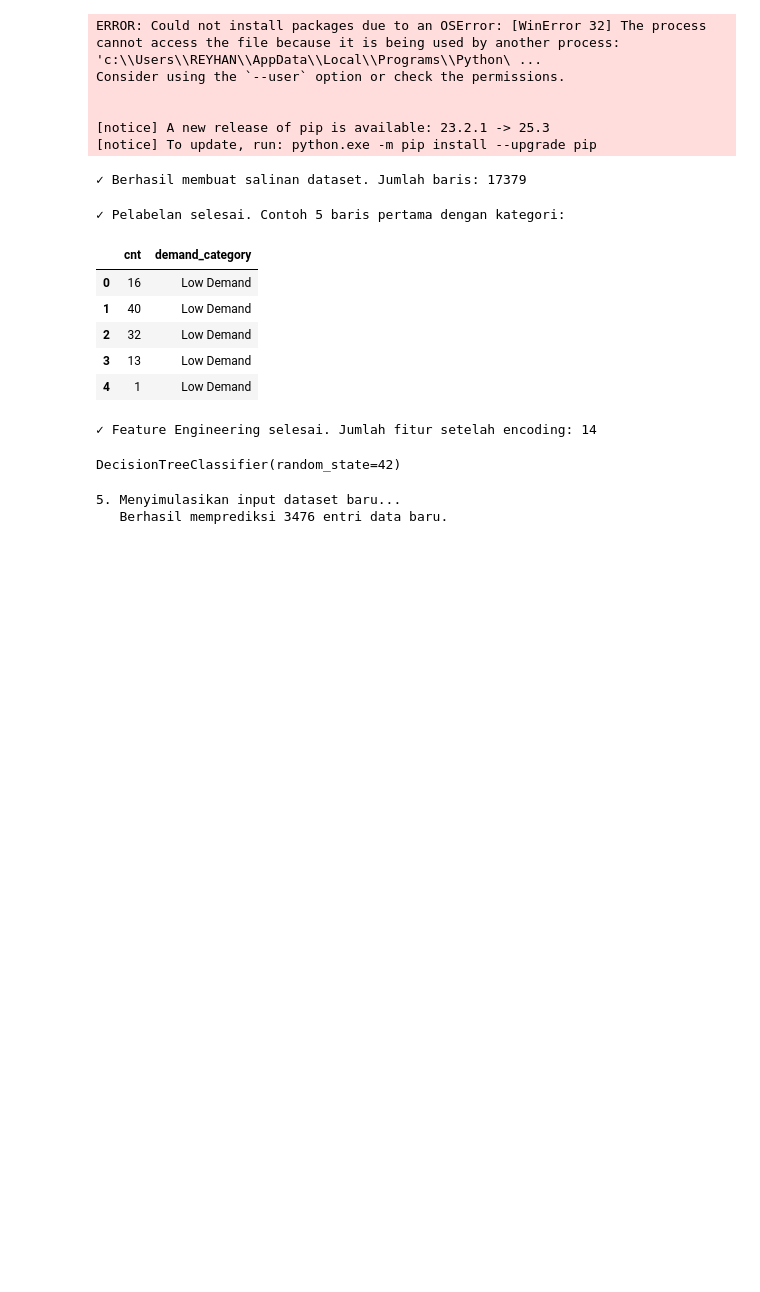
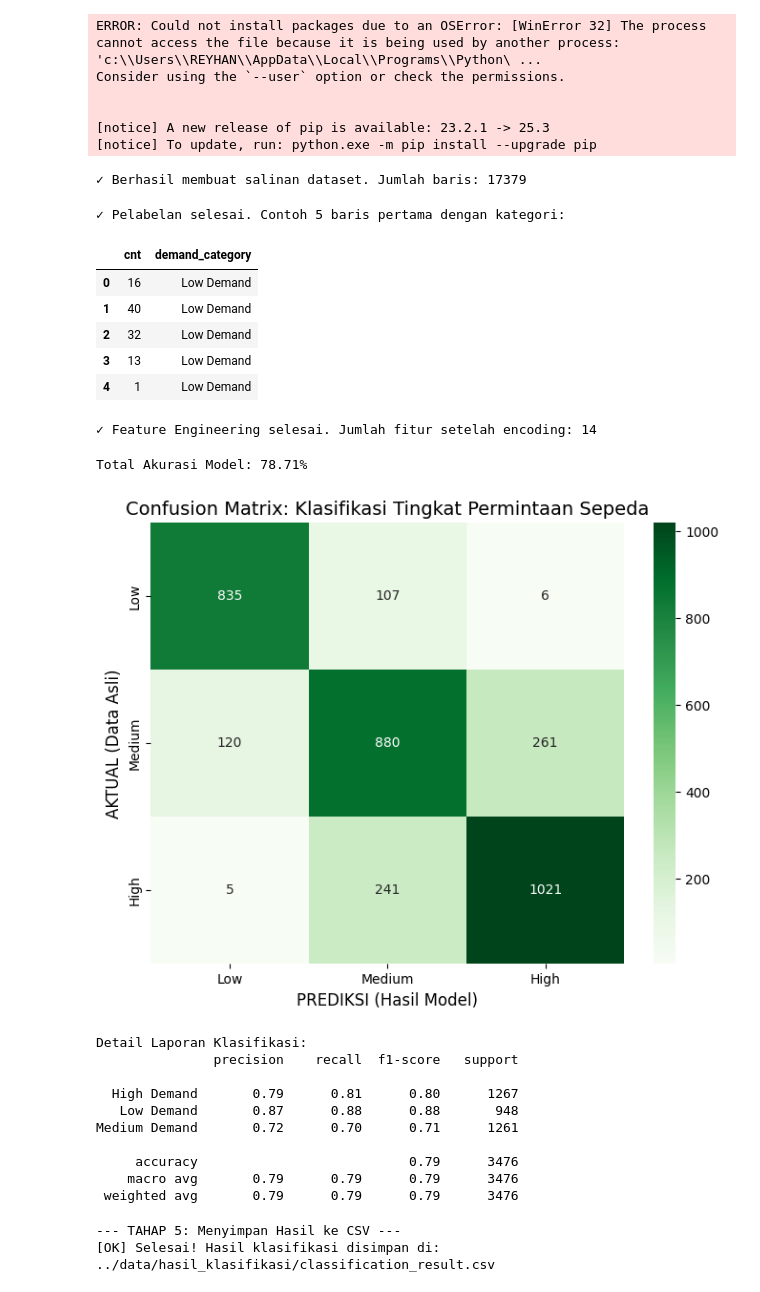
Before and after one commit to reyhanamando35/bike-rent-analysis, a Jupyter notebook: notebooks/classification.ipynb, the cells around one changed output. Cells and saved outputs as stored; diff of their text form; code cells hidden in the pictures; blank space fills up the shorter version.

Commit message:
update classification with matlotlib

```diff
--- a/notebooks/classification.ipynb
+++ b/notebooks/classification.ipynb
@@ -95,20 +94,60 @@ X_train, X_test, y_train, y_test = train_test_split(X_encoded, y, test_size=0.2,
 # 6. Pelatihan Model Decision Tree
 model_dt = DecisionTreeClassifier(random_state=42)
 model_dt.fit(X_train, y_train)
+
+# Melakukan prediksi pada data test (sebagai simulasi input data baru)
+y_pred = model_dt.predict(X_test)
-# %% [output]
-DecisionTreeClassifier(random_state=42)
+# %%
+# 7. EVALUASI: CONFUSION MATRIX & REPORT
+# Print Akurasi
+accuracy = accuracy_score(y_test, y_pred)
+print(f"Total Akurasi Model: {accuracy * 100:.2f}%")
+
+# Plot Confusion Matrix
+plt.figure(figsize=(8, 6))
+cm = confusion_matrix(y_test, y_pred, labels=['Low Demand', 'Medium Demand', 'High Demand'])
+sns.heatmap(cm, annot=True, fmt='d', cmap='Greens',
+            xticklabels=['Low', 'Medium', 'High'],
+            yticklabels=['Low', 'Medium', 'High'])
+
+plt.title("Confusion Matrix: Klasifikasi Tingkat Permintaan Sepeda", fontsize=14)
+plt.xlabel("PREDIKSI (Hasil Model)", fontsize=12)
+plt.ylabel("AKTUAL (Data Asli)", fontsize=12)
+plt.show()
+
+
+
+print("\nDetail Laporan Klasifikasi:")
+print(classification_report(y_test, y_pred))
+# %% [output]
+Total Akurasi Model: 78.71%
+[figure, added]
+Detail Laporan Klasifikasi:
+               precision    recall  f1-score   support
+
+  High Demand       0.79      0.81      0.80      1267
+   Low Demand       0.87      0.88      0.88       948
+Medium Demand       0.72      0.70      0.71      1261
+
+     accuracy                           0.79      3476
+    macro avg       0.79      0.79      0.79      3476
+ weighted avg       0.79      0.79      0.79      3476
 # %%
-# 7. SIMULASI INPUT DATASET BARU & PREDIKSI
-# Sesuai proposal: "Pengguna diminta memasukkan dataset baru"
-# Kita simulasikan dengan mengambil data dari X_test sebagai 'Data Baru'
-print("\n5. Menyimulasikan input dataset baru...")
-new_data_input = X_test.copy()
+# 8. EKSPOR HASIL (FOLDER BARU)
+print("\n--- TAHAP 5: Menyimpan Hasil ke CSV ---")
+output_dir = '../data/hasil_klasifikasi'
+if not os.path.exists(output_dir):
+    os.makedirs(output_dir)
+    print(f"[LOG] Membuat folder baru di: {output_dir}")
 
-# Melakukan prediksi pada data baru
-predictions = model_dt.predict(new_data_input)
-new_data_input['Predicted_Demand_Category'] = predictions
+# Menggabungkan fitur test dengan hasil prediksi untuk diekspor
+output_df = X_test.copy()
+output_df['Actual_Demand'] = y_test
+output_df['Predicted_Demand'] = y_pred
 
-print(f"   Berhasil memprediksi {len(new_data_input)} entri data baru.")
+output_file = f"{output_dir}/classification_result.csv"
+output_df.to_csv(output_file, index=False)
+print(f"[OK] Selesai! Hasil klasifikasi disimpan di: {output_file}")
 # %% [output]
-5. Menyimulasikan input dataset baru...
-   Berhasil memprediksi 3476 entri data baru.
+--- TAHAP 5: Menyimpan Hasil ke CSV ---
+[OK] Selesai! Hasil klasifikasi disimpan di: ../data/hasil_klasifikasi/classification_result.csv
```
Also changed, not shown: parts of 3 cells of this notebook, 2 other files.
